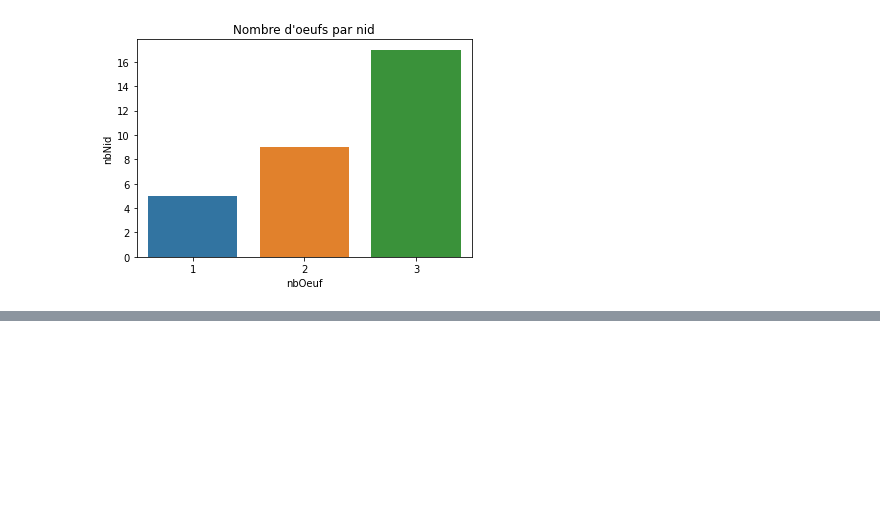
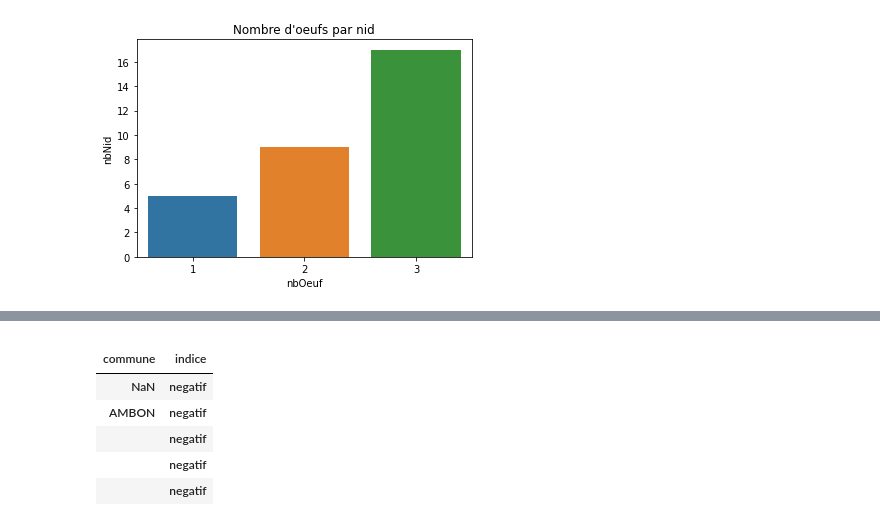
Before and after one commit to augustin-pasq/sae-pnr, a Jupyter notebook: Analyse/PNR_Analyse.ipynb, the cells around one changed output, grey strips where cells are left out. Cells and saved outputs as stored; diff of their text form; code cells hidden in the pictures; blank space fills up the shorter version.

```diff
--- a/Analyse/PNR_Analyse.ipynb
+++ b/Analyse/PNR_Analyse.ipynb
@@ -255,2 +258,39 @@ print()
 [figure]
+# %%
+#Nombre de loutres par communes
+
+#df = pd.read_sql("SELECT leNid, MIN(dateObs), MAX(dateObs), DATEDIFF(MAX(dateObs), MIN(dateObs)) FROM Obs_GCI JOIN Observation ON idObs = obsG GROUP BY leNid;", con=db_connection)
+#dates = pd.read_sql("SELECT DISTINCT dateObs FROM Obs_GCI JOIN Observation ON idObs = obsG ORDER BY dateObs;", con=db_connection)
+
+#data = pd.DataFrame(index = dates['dateObs'], columns = df['leNid'])
+
+#new_df = df.groupby(["espece", "temperatureEau"])[["taille"]].mean().reset_index()
+
+#data[data["specialite_ensibs"]=="CyberDef"].groupby("postbac")["gpa_protocoles_crypto"].describe()
+
+df = pd.read_sql("""
+                        SELECT commune, indice
+                        FROM Obs_Loutre
+                        ORDER BY commune;
+                    """
+                 , con=db_connection)
+#data = DataFrame(index=[df["commune"], df["indice"]])
+#data.head()
+
+data[data["indice"]=="positif"].groupby(["commune", "indice"])["indice"].count()
+
+
+#data[data["indice"]=="positif"].groupby(["commune", "indice"])["indice"].count()
+#sns.barplot(x='commune', y='indice', data=df)
+#plt.xticks(rotation = 90)
+#plt.title("Nombre de loutre observée par commune")
+#plt.show()
+# %% [output]
+|  |  |
+| commune | indice |
+| NaN | negatif |
+| AMBON | negatif |
+|  | negatif |
+|  | negatif |
+|  | negatif |
 # %%
```
Also changed, not shown: parts of 6 cells of this notebook.
